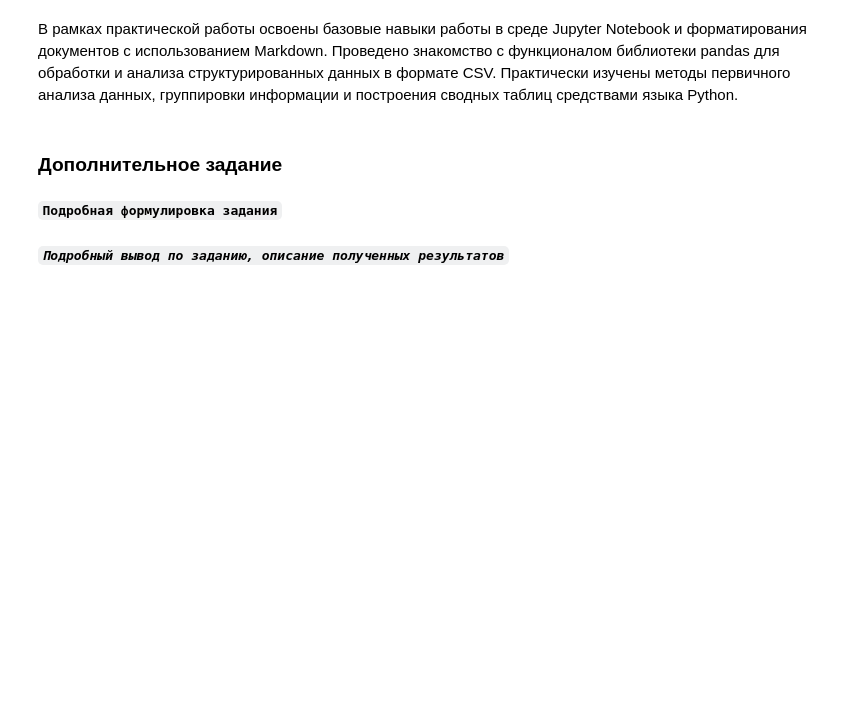
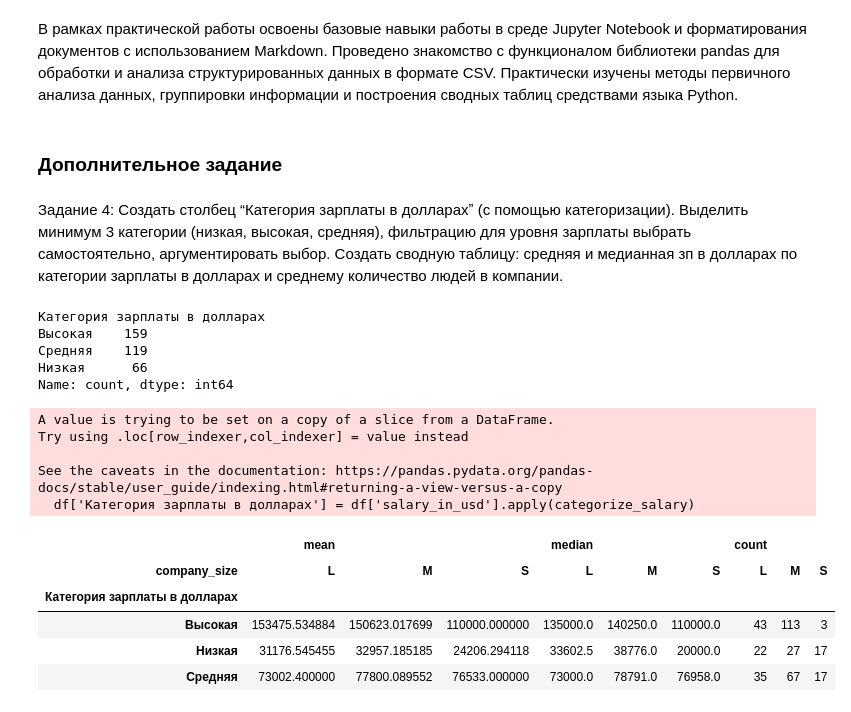
Before and after one commit to Qurlya/AD, a Jupyter notebook: ЛР1_Басенков_3.ipynb, the cells around one changed output. Drawn from its saved outputs; the diff is of its cells as text; code cells hidden in the pictures; blank space fills up the shorter version.

```diff
--- a/ЛР1_Басенков_3.ipynb
+++ b/ЛР1_Басенков_3.ipynb
@@ -372,5 +371,3 @@ work_year
 В рамках практической работы освоены базовые навыки работы в среде Jupyter Notebook и форматирования документов с использованием Markdown. Проведено знакомство с функционалом библиотеки pandas для обработки и анализа структурированных данных в формате CSV. Практически изучены методы первичного анализа данных, группировки информации и построения сводных таблиц средствами языка Python.
 # %% [markdown]
 ### Дополнительное задание
-# %% [markdown]
-**`Подробная формулировка задания`**
@@ -379,2 +374,40 @@ work_year
-# %% [markdown]
-***`Подробный вывод по заданию, описание полученных результатов`***
+# %% [markdown]
+Задание 4: Создать столбец “Категория зарплаты в долларахˮ (с помощью категоризации). Выделить минимум 3 категории (низкая, высокая, средняя), фильтрацию для уровня зарплаты выбрать самостоятельно, аргументировать выбор. Создать сводную таблицу: средняя и медианная зп в долларах по категории зарплаты в долларах и среднему количество людей в компании.
+# %%
+def categorize_salary(salary):
+    if pd.isna(salary):
+        return 'Не указана'
+    elif salary < 50000:
+        return 'Низкая'
+    elif 50000 <= salary <= 100000:
+        return 'Средняя'
+    else:
+        return 'Высокая'
+
+df['Категория зарплаты в долларах'] = df['salary_in_usd'].apply(categorize_salary)
+
+print(df['Категория зарплаты в долларах'].value_counts())
+
+df.pivot_table(
+    values='salary_in_usd',
+    index='Категория зарплаты в долларах',
+    columns='company_size',
+    aggfunc=['mean', 'median', 'count'],
+)
+# %% [output]
+Категория зарплаты в долларах
+Высокая    159
+Средняя    119
+Низкая      66
+Name: count, dtype: int64
+A value is trying to be set on a copy of a slice from a DataFrame.
+Try using .loc[row_indexer,col_indexer] = value instead
+
+See the caveats in the documentation: https://pandas.pydata.org/pandas-docs/stable/user_guide/indexing.html#returning-a-view-versus-a-copy
+  df['Категория зарплаты в долларах'] = df['salary_in_usd'].apply(categorize_salary)
+|  | mean |  |  | median |  |  | count |  |  |
+| company_size | L | M | S | L | M | S | L | M | S |
+| Категория зарплаты в долларах |  |  |  |  |  |  |  |  |  |
+| Высокая | 153475.534884 | 150623.017699 | 110000.000000 | 135000.0 | 140250.0 | 110000.0 | 43 | 113 | 3 |
+| Низкая | 31176.545455 | 32957.185185 | 24206.294118 | 33602.5 | 38776.0 | 20000.0 | 22 | 27 | 17 |
+| Средняя | 73002.400000 | 77800.089552 | 76533.000000 | 73000.0 | 78791.0 | 76958.0 | 35 | 67 | 17 |
```
Also changed, not shown: parts of 27 cells of this notebook.
